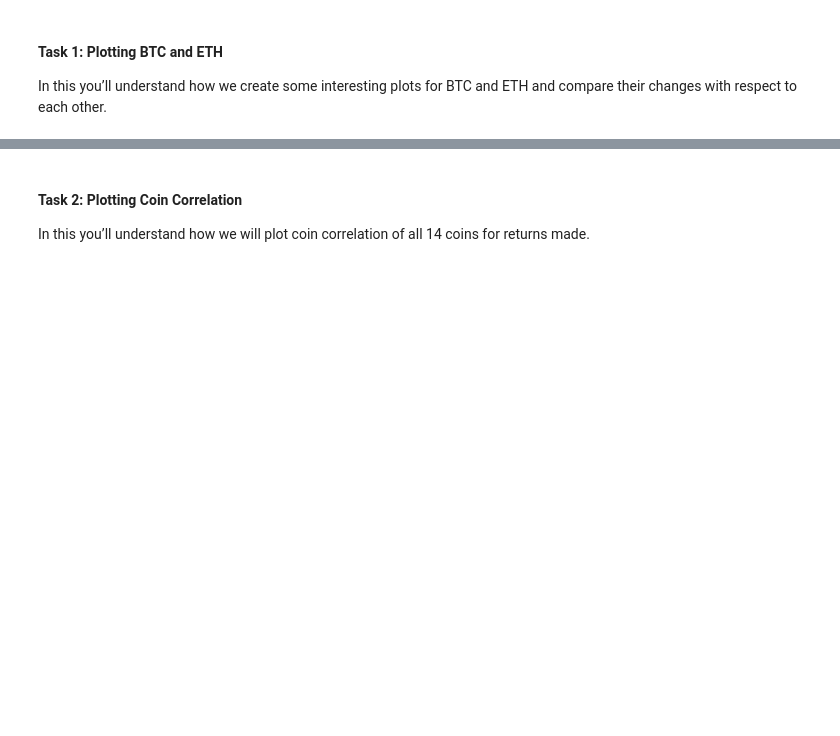
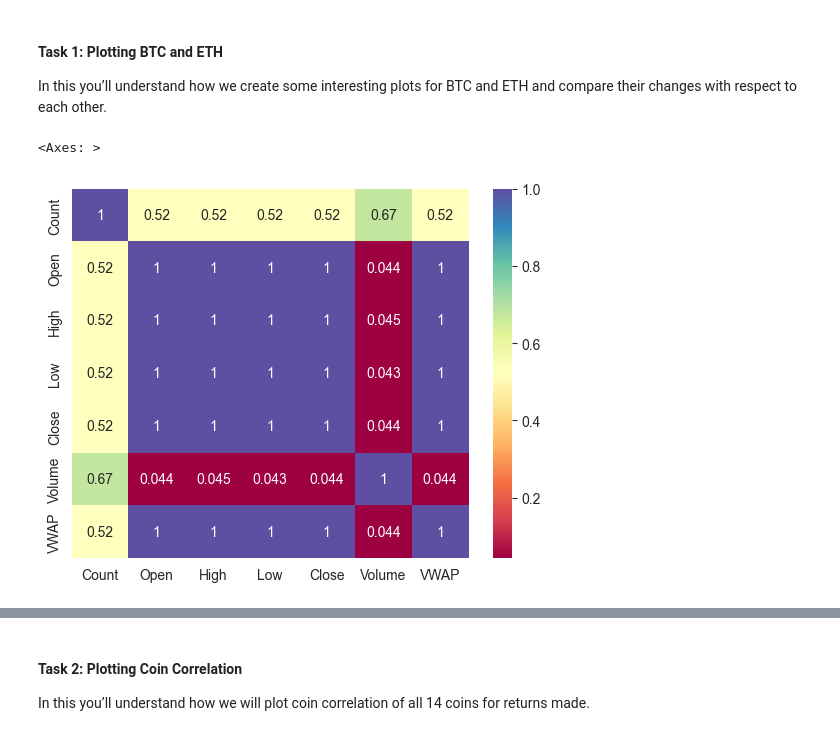
Before and after one commit to amithvardhan99/drivendata, a Jupyter notebook: Crypto Forecasting Model For Market Data 2018 - 2021/notebook.ipynb, the cells around one changed output, grey strips where cells are left out. Saved outputs shown, nothing was run; the diff lists cells and outputs as text; code cells hidden in the pictures; blank space fills up the shorter version.

```diff
--- a/Crypto Forecasting Model For Market Data 2018 - 2021/notebook.ipynb
+++ b/Crypto Forecasting Model For Market Data 2018 - 2021/notebook.ipynb
@@ -61,3 +70,16 @@ Exploratory data analysis (EDA) is an approach of analyzing data sets to summari
 #### Task 1: Knowing The Dataset
 
 In this task, you’ll understand how to Explore the dataset and know what each field means.
+# %%
+path = "data/train/"
+list_of_files = os.listdir(path)
+train = pd.read_csv(path + list_of_files[0])
+print("Number of files imported : ",1)
+ctr = 2
+for i in list_of_files[1:]:
+    if ".csv" not in i:
+        continue
+    df = pd.read_csv(path + i)
+    train = pd.concat([train, df], axis=0, ignore_index=True)
+    print("Number of files imported : ",ctr)
+    ctr += 1
@@ -63,0 +104,4 @@ In this task, you’ll understand how to Explore the dataset and know what each
+# %%
+asset_details = pd.read_csv("data/asset_details.csv")
+asset_details.sort_values(by="Asset_ID",ignore_index=True,inplace=True)
+asset_details
@@ -83,3 +236,27 @@ Data visualization is the representation of data through the use of common graph
 #### Task 1: Plotting BTC and ETH
 
 In this you’ll understand how we create some interesting plots for BTC and ETH and compare their changes with respect to each other.
+# %%
+def retrieve_crypto_id(asset_details,asset):
+    asset_id = asset_details[asset_details["Asset_Name"]==asset]["Asset_ID"].values[0]
+    return asset_id
+def retrieve_crypto_name(asset_details,asset_id):
+    asset = asset_details[asset_details["Asset_ID"]==asset_id]["Asset_Name"].values[0]
+    return asset
+# %%
+btc_asset_id = retrieve_crypto_id(asset_details,"Bitcoin")
+eth_asset_id = retrieve_crypto_id(asset_details,"Ethereum")
+
+btc = train[train["Asset_ID"]==btc_asset_id].reset_index(drop=True)
+eth = train[train["Asset_ID"]==btc_asset_id].reset_index(drop=True)
+
+btc.drop(columns=["Asset_ID","Target"],inplace=True)
+eth.drop(columns=["Asset_ID","Target"],inplace=True)
+
+btc_corr = btc.drop(columns=["timestamp"]).corr()
+eth_corr = eth.drop(columns=["timestamp"]).corr()
+# %%
+sns.heatmap(btc_corr, annot=True, cmap="Spectral")
+# %% [output]
+<Axes: >
+[figure, added]
```
Also changed, not shown: parts of 14 cells of this notebook.
